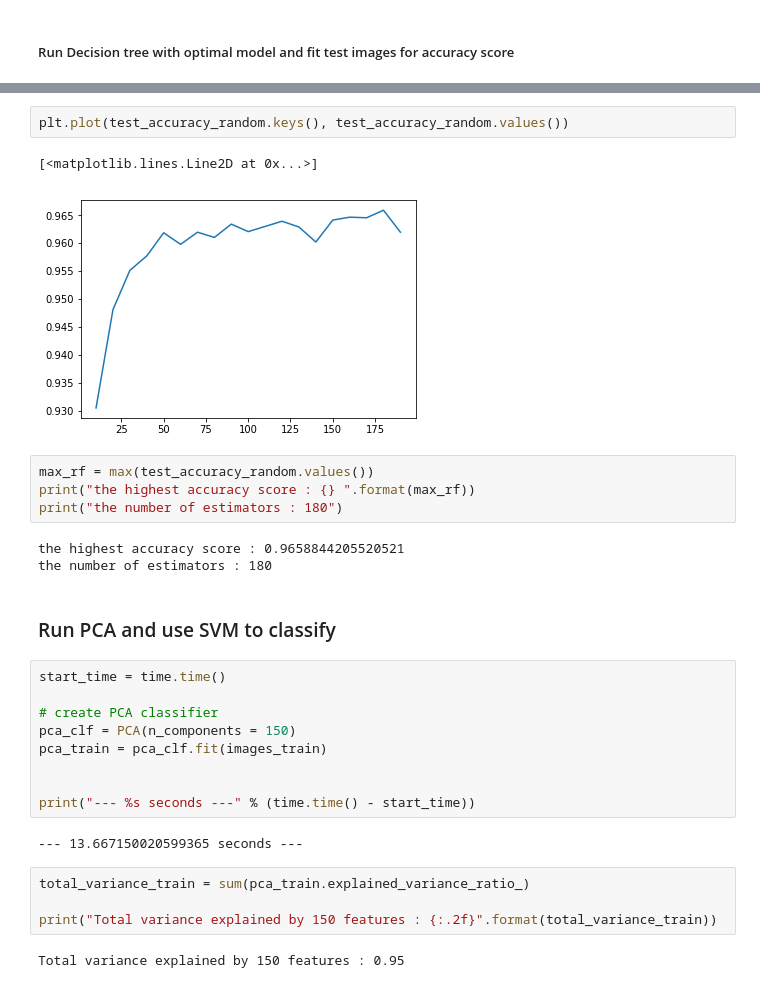
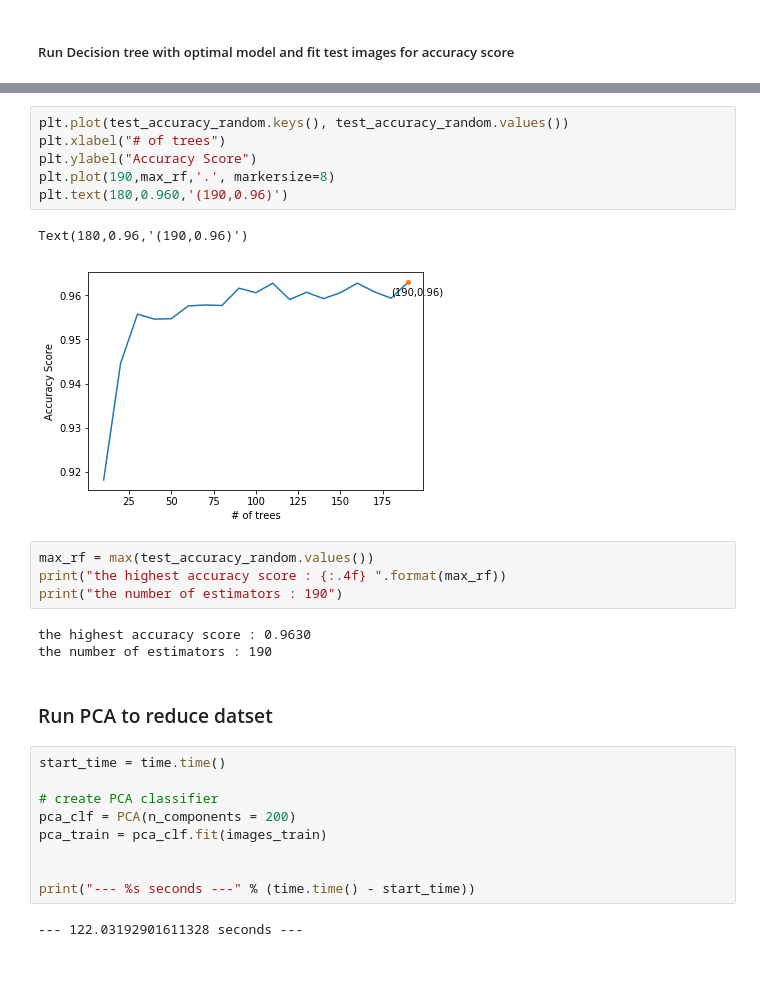
Before and after one commit to jyoon36/MScA_UChicago_Winter18_Datamining, a Jupyter notebook: Final_DM.ipynb, the cells around one changed output, grey strips where cells are left out. Saved outputs shown, nothing was run; the diff lists cells and outputs as text.

```diff
--- a/Final_DM.ipynb
+++ b/Final_DM.ipynb
@@ -150,31 +154,29 @@ print("--- %s seconds ---" % (time.time() - start_time))
-# %%
-plt.plot(test_accuracy_random.keys(), test_accuracy_random.values())
-# %% [output]
-[<matplotlib.lines.Line2D at 0x...>]
-[figure, removed]
+# %%
+plt.plot(test_accuracy_random.keys(), test_accuracy_random.values())
+plt.xlabel("# of trees")
+plt.ylabel("Accuracy Score")
+plt.plot(190,max_rf,'.', markersize=8)
+plt.text(180,0.960,'(190,0.96)')
+# %% [output]
+Text(180,0.96,'(190,0.96)')
+[figure, added]
 # %%
 max_rf = max(test_accuracy_random.values())
-print("the highest accuracy score : {} ".format(max_rf))
-print("the number of estimators : 180")
+print("the highest accuracy score : {:.4f} ".format(max_rf))
+print("the number of estimators : 190")
 # %% [output]
-the highest accuracy score : 0.9658844205520521
-the number of estimators : 180
+the highest accuracy score : 0.9630
+the number of estimators : 190
 # %% [markdown]
-### Run PCA and use SVM to classify
+### Run PCA to reduce datset
 # %%
 start_time = time.time()
 
 # create PCA classifier
-pca_clf = PCA(n_components = 150)
+pca_clf = PCA(n_components = 200)
 pca_train = pca_clf.fit(images_train)
 
 
 print("--- %s seconds ---" % (time.time() - start_time))
 # %% [output]
---- 13.667150020599365 seconds ---
+--- 122.03192901611328 seconds ---
-# %%
-total_variance_train = sum(pca_train.explained_variance_ratio_)
-
-print("Total variance explained by 150 features : {:.2f}".format(total_variance_train))
-# %% [output]
-Total variance explained by 150 features : 0.95
```
Also changed, not shown: parts of 32 cells of this notebook.
